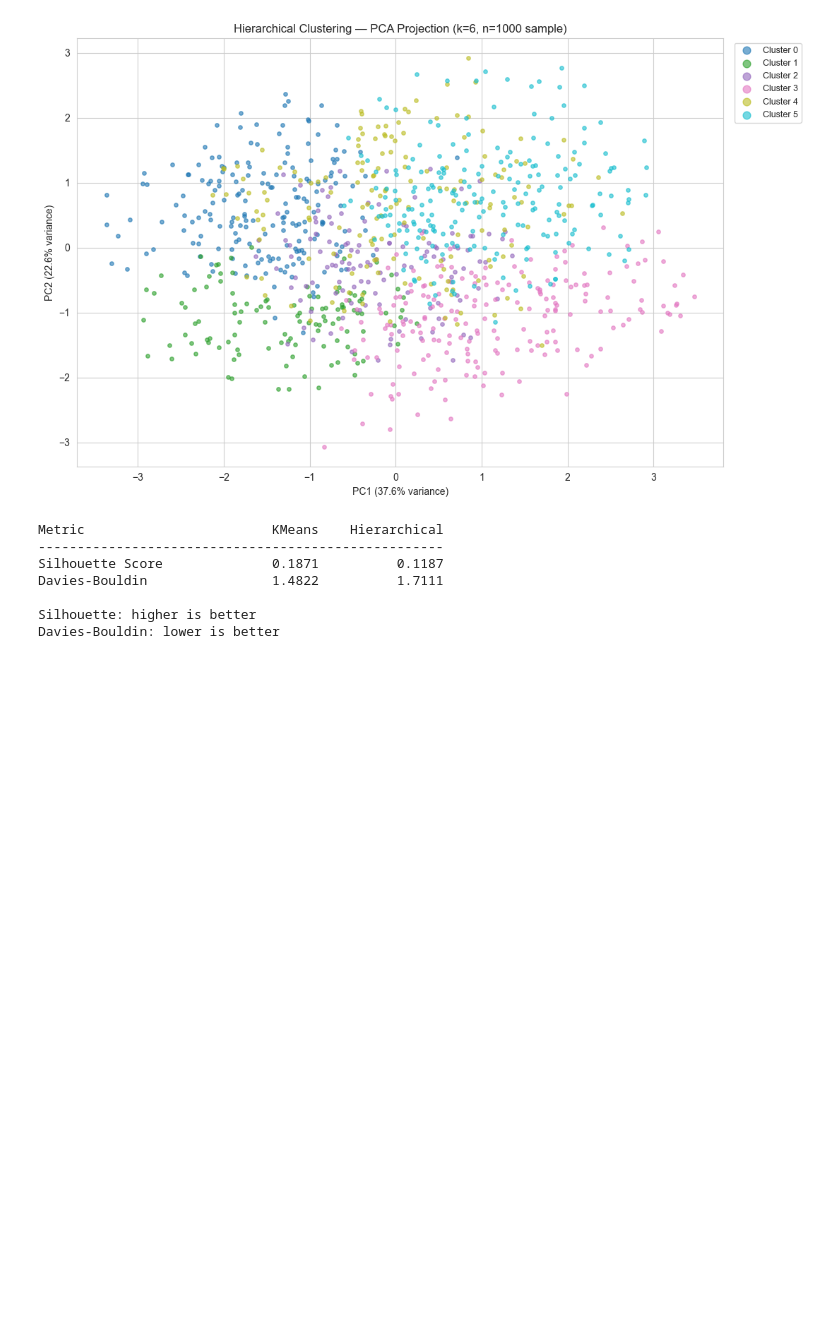
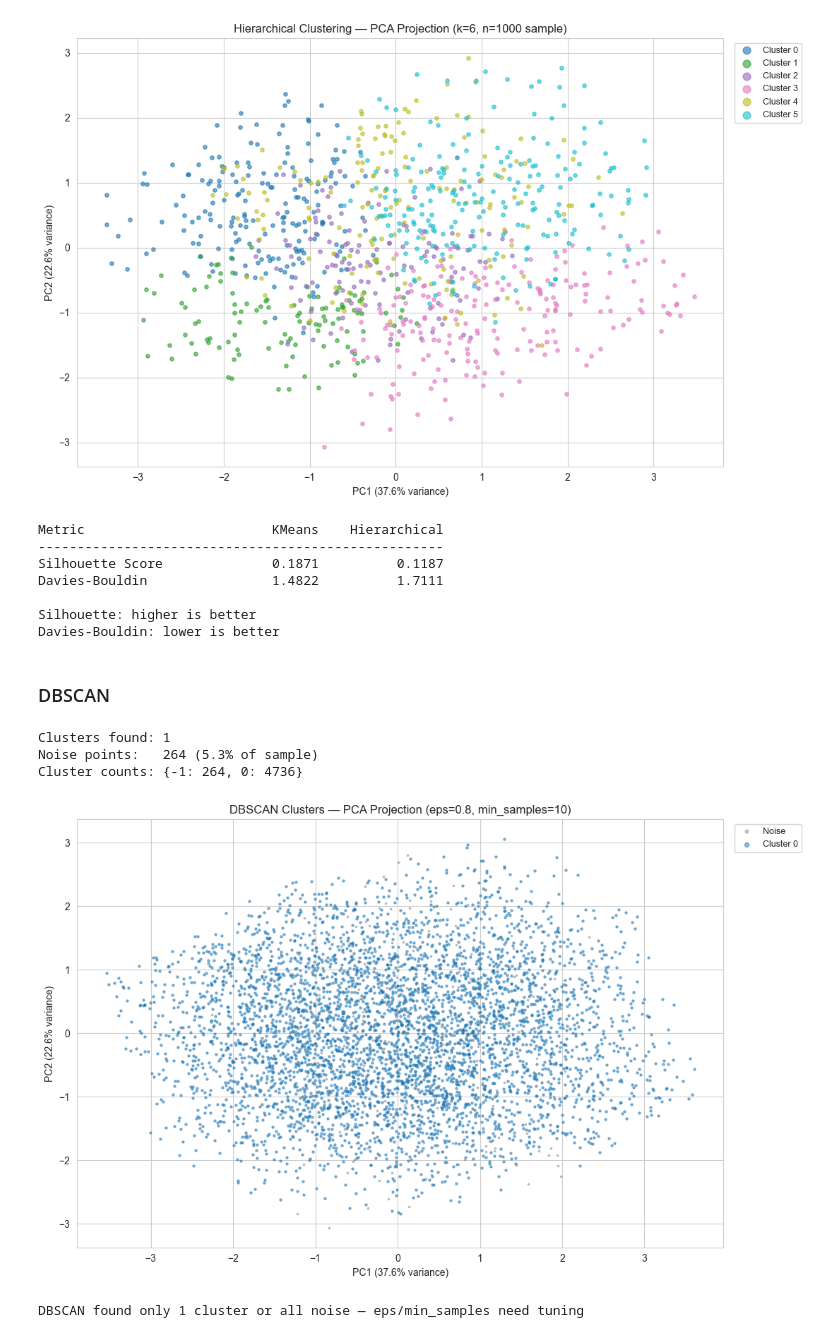
Before and after one commit to joyliu110/ECS-111-Final-Project, a Jupyter notebook: Training.ipynb, the cells around one changed output. Cells and saved outputs as stored; diff of their text form; code cells hidden in the pictures; blank space fills up the shorter version.

Commit message:
dbscan

```diff
--- a/Training.ipynb
+++ b/Training.ipynb
@@ -593,3 +593,74 @@ Davies-Bouldin                1.4822          1.7111
 
 Silhouette: higher is better
 Davies-Bouldin: lower is better
+# %% [markdown]
+### DBSCAN
+# %%
+from sklearn.cluster import DBSCAN
+
+# sample 5000 points — DBSCAN is slow on full dataset
+np.random.seed(42)
+sample_idx_db = np.random.choice(len(x_train), size=5000, replace=False)
+X_db_sample = x_train[sample_idx_db]
+
+# fit DBSCAN
+# eps = neighborhood radius, min_samples = min points to form a core point
+dbscan = DBSCAN(eps=0.8, min_samples=10)
+db_labels = dbscan.fit_predict(X_db_sample)
+
+# check results
+n_clusters = len(set(db_labels)) - (1 if -1 in db_labels else 0)
+n_noise    = np.sum(db_labels == -1)
+
+print(f"Clusters found: {n_clusters}")
+print(f"Noise points:   {n_noise} ({n_noise/len(X_db_sample)*100:.1f}% of sample)")
+print(f"Cluster counts: {pd.Series(db_labels).value_counts().sort_index().to_dict()}")
+# %% [output]
+Clusters found: 1
+Noise points:   264 (5.3% of sample)
+Cluster counts: {-1: 264, 0: 4736}
+# %%
+
+X_db_pca = pca.transform(X_db_sample)
+
+# build color map — noise points (-1) get black
+unique_labels = sorted(set(db_labels))
+color_map = plt.cm.tab10(np.linspace(0, 1, max(n_clusters, 1)))
+
+plt.figure(figsize=(11, 7))
+for label in unique_labels:
+    mask = db_labels == label
+    if label == -1:
+        plt.scatter(X_db_pca[mask, 0], X_db_pca[mask, 1],
+                    s=3, color='black', alpha=0.2, label='Noise')
+    else:
+        plt.scatter(X_db_pca[mask, 0], X_db_pca[mask, 1],
+                    s=5, color=color_map[label], alpha=0.5,
+                    label=f'Cluster {label}')
+
+plt.title(f'DBSCAN Clusters — PCA Projection (eps=0.8, min_samples=10)')
+plt.xlabel(f'PC1 ({pca.explained_variance_ratio_[0]:.1%} variance)')
+plt.ylabel(f'PC2 ({pca.explained_variance_ratio_[1]:.1%} variance)')
+plt.legend(markerscale=2, bbox_to_anchor=(1.01, 1), loc='upper left', fontsize=9)
+plt.tight_layout()
+plt.savefig('dbscan_clusters.png', dpi=150)
+plt.show()
+# %% [output]
+[figure, added]
+# %%
+# ─────────────────────────────────────────────
+# EVALUATE — only if more than 1 cluster found
+# silhouette can't be computed with noise points or 1 cluster
+# ─────────────────────────────────────────────
+
+if n_clusters > 1:
+    # exclude noise points for evaluation
+    mask_valid = db_labels != -1
+    sil_db = silhouette_score(X_db_sample[mask_valid], db_labels[mask_valid])
+    db_db  = davies_bouldin_score(X_db_sample[mask_valid], db_labels[mask_valid])
+    print(f"\nSilhouette Score (excl. noise): {sil_db:.4f}")
+    print(f"Davies-Bouldin  (excl. noise): {db_db:.4f}")
+else:
+    print("\nDBSCAN found only 1 cluster or all noise — eps/min_samples need tuning")
+# %% [output]
+DBSCAN found only 1 cluster or all noise — eps/min_samples need tuning
```
Also changed, not shown: 1 other file.
